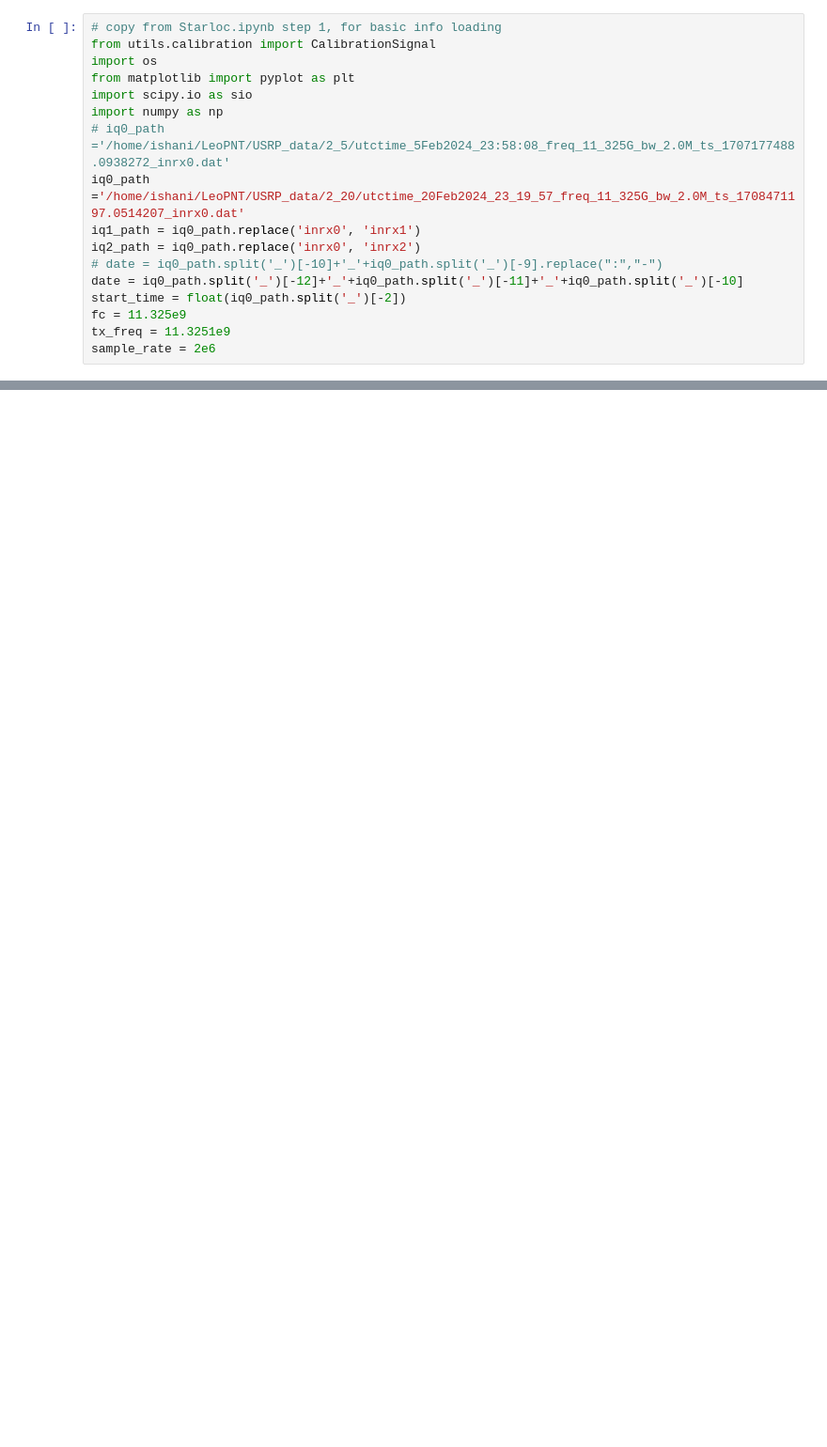
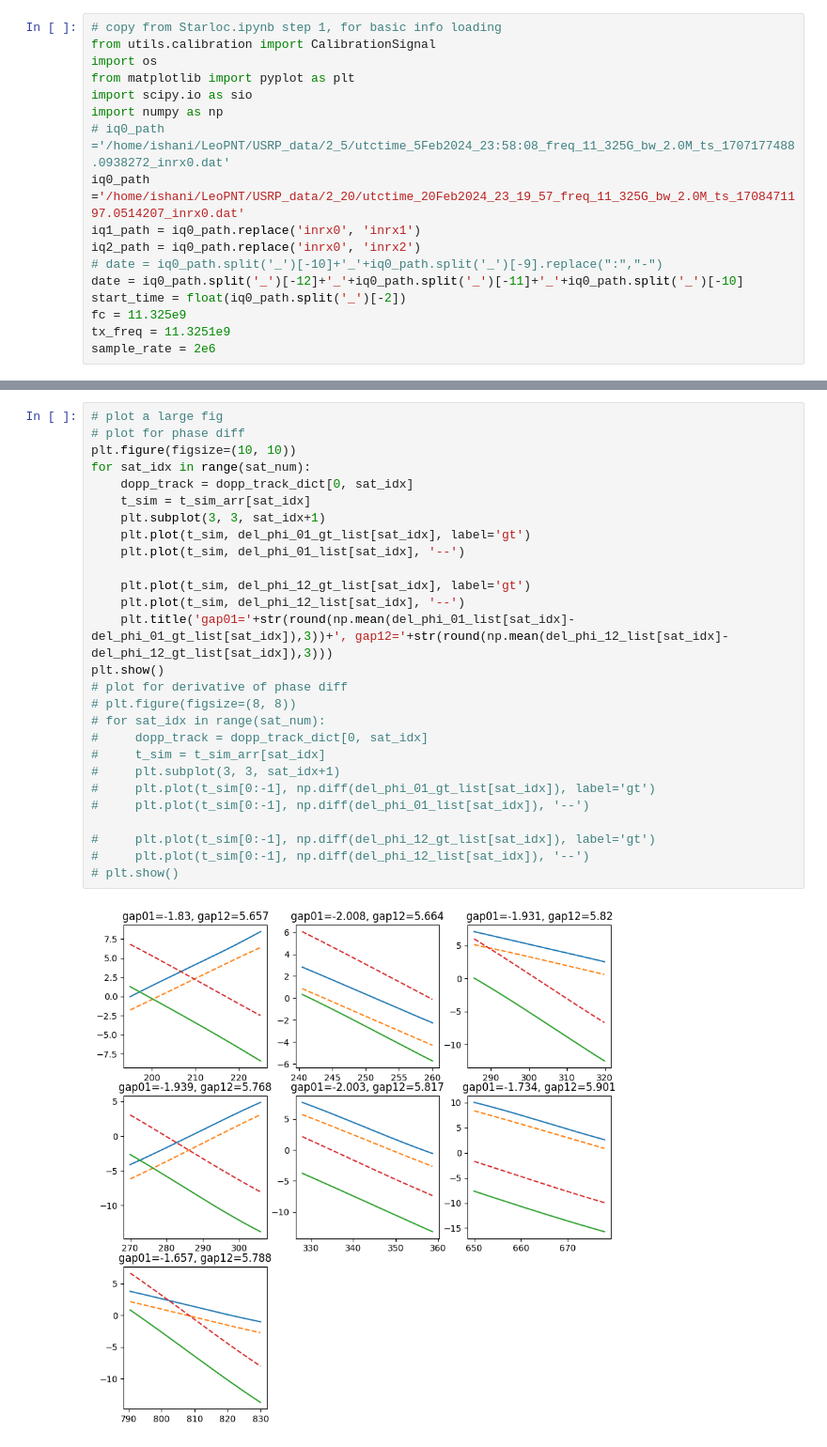
Before and after one commit to ConnectedSystemsLab/starloc_preproc, a Jupyter notebook: Starloc/recover_orientation.ipynb, the cells around one changed output, grey strips where cells are left out. Shown at 94% size. Saved outputs shown, nothing was run; the diff lists cells and outputs as text; blank space fills up the shorter version.

```diff
--- a/Starloc/recover_orientation.ipynb
+++ b/Starloc/recover_orientation.ipynb
@@ -110,3 +165,32 @@ plt.show()
+# %%
+# plot a large fig
+# plot for phase diff
+plt.figure(figsize=(10, 10))
+for sat_idx in range(sat_num):
+    dopp_track = dopp_track_dict[0, sat_idx]
+    t_sim = t_sim_arr[sat_idx]
+    plt.subplot(3, 3, sat_idx+1)
+    plt.plot(t_sim, del_phi_01_gt_list[sat_idx], label='gt')
+    plt.plot(t_sim, del_phi_01_list[sat_idx], '--')
+
+    plt.plot(t_sim, del_phi_12_gt_list[sat_idx], label='gt')
+    plt.plot(t_sim, del_phi_12_list[sat_idx], '--')
+    plt.title('gap01='+str(round(np.mean(del_phi_01_list[sat_idx]-del_phi_01_gt_list[sat_idx]),3))+', gap12='+str(round(np.mean(del_phi_12_list[sat_idx]-del_phi_12_gt_list[sat_idx]),3)))
+plt.show()
+# plot for derivative of phase diff
+# plt.figure(figsize=(8, 8))
+# for sat_idx in range(sat_num):
+#     dopp_track = dopp_track_dict[0, sat_idx]
+#     t_sim = t_sim_arr[sat_idx]
+#     plt.subplot(3, 3, sat_idx+1)
+#     plt.plot(t_sim[0:-1], np.diff(del_phi_01_gt_list[sat_idx]), label='gt')
+#     plt.plot(t_sim[0:-1], np.diff(del_phi_01_list[sat_idx]), '--')
+
+#     plt.plot(t_sim[0:-1], np.diff(del_phi_12_gt_list[sat_idx]), label='gt')
+#     plt.plot(t_sim[0:-1], np.diff(del_phi_12_list[sat_idx]), '--')
+# plt.show()
+# %% [output]
+[figure, added]
 # %%
 # do grid search
 from tqdm import tqdm
```
Also changed, not shown: parts of 8 cells of this notebook, 1 other file.
